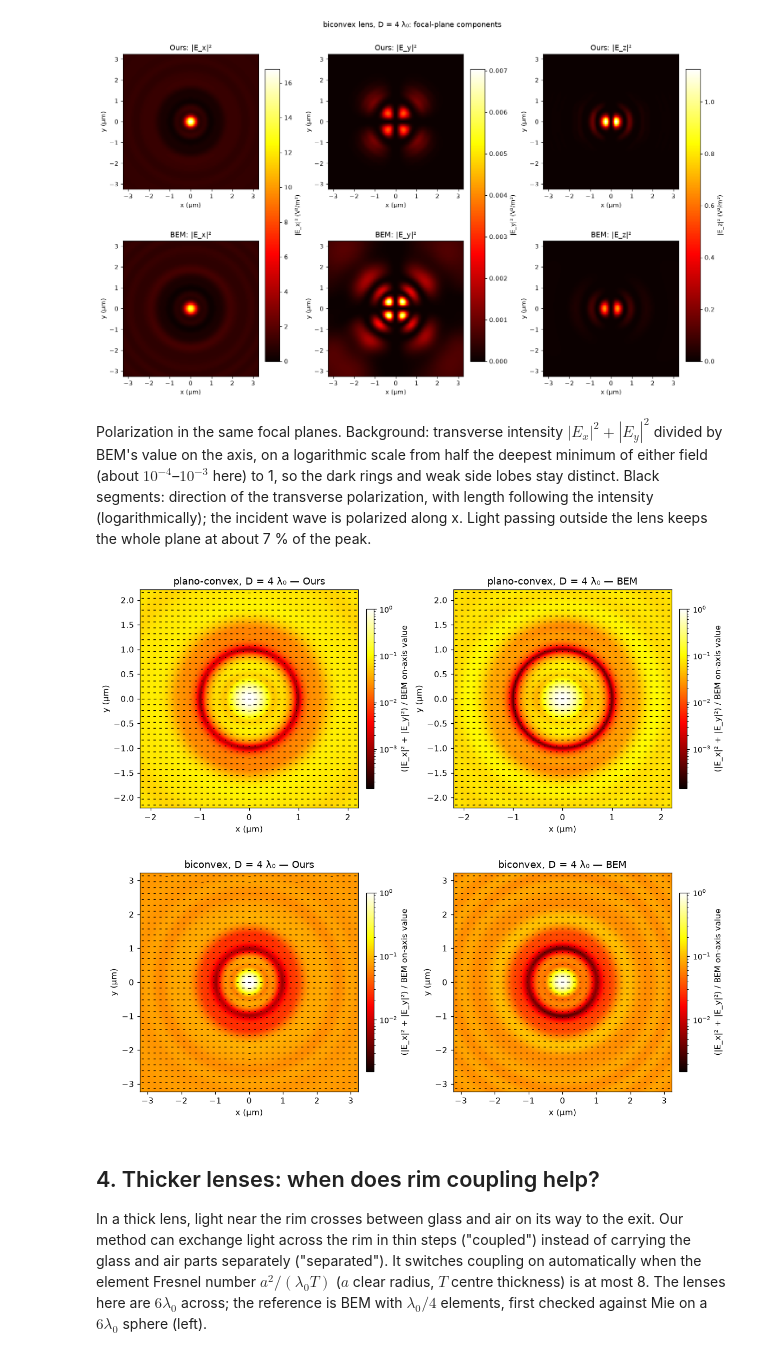
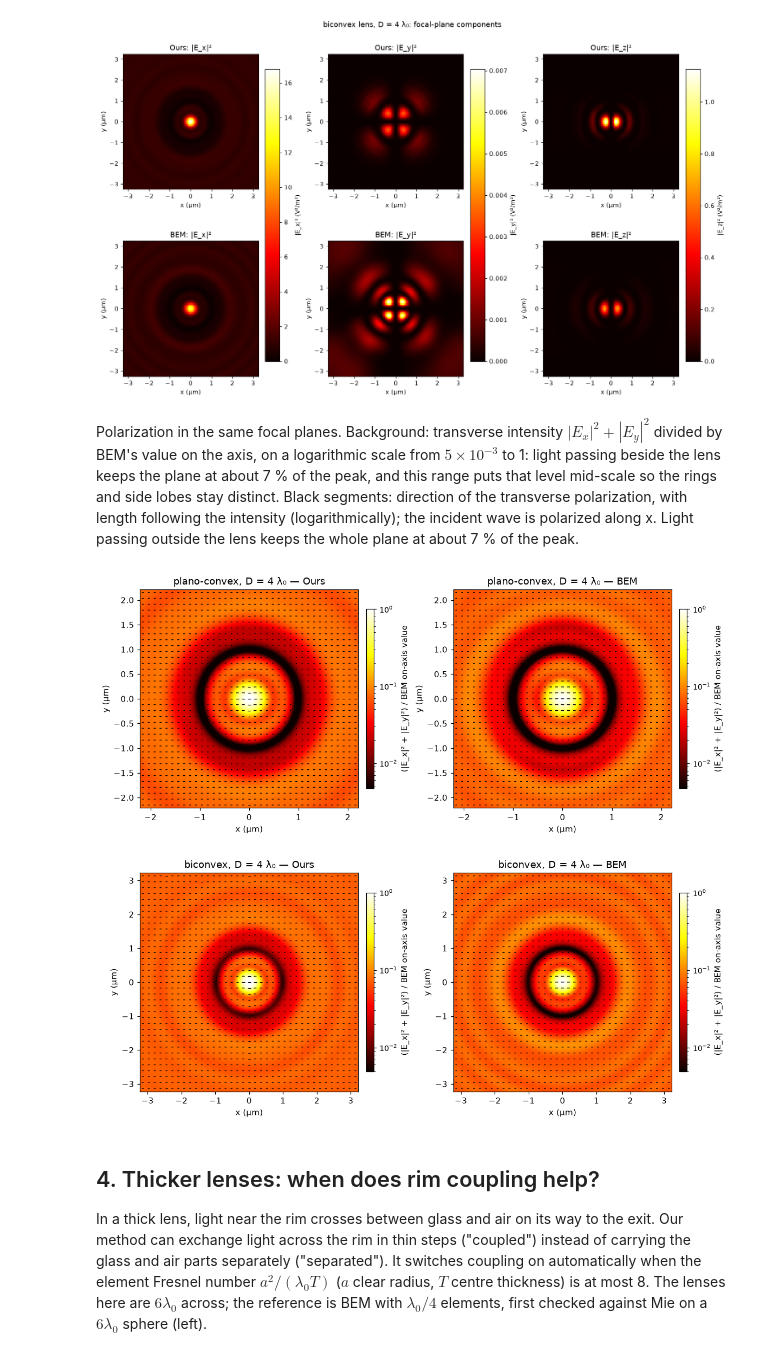
Before and after one commit to blancusjh/vecdiff, a Jupyter notebook: general/notebooks/06_full_wave_reference_validation.ipynb, the cells around one changed output. Cells and saved outputs as stored; diff of their text form; code cells hidden in the pictures.

```diff
--- a/general/notebooks/06_full_wave_reference_validation.ipynb
+++ b/general/notebooks/06_full_wave_reference_validation.ipynb
@@ -199,26 +199,26 @@ for shape in refs.SMALL_SHAPES:
 [figure]
 [figure]
 # %% [markdown]
-Polarization in the same focal planes. Background: transverse intensity $|E_x|^2+|E_y|^2$ divided by BEM's value on the axis, on a logarithmic scale from half the deepest minimum of either field (about $10^{-4}$–$10^{-3}$ here) to 1, so the dark rings and weak side lobes stay distinct. Black segments: direction of the transverse polarization, with length following the intensity (logarithmically); the incident wave is polarized along x. Light passing outside the lens keeps the whole plane at about 7 % of the peak.
+Polarization in the same focal planes. Background: transverse intensity $|E_x|^2+|E_y|^2$ divided by BEM's value on the axis, on a logarithmic scale from $5\times10^{-3}$ to 1: light passing beside the lens keeps the plane at about 7 % of the peak, and this range puts that level mid-scale so the rings and side lobes stay distinct. Black segments: direction of the transverse polarization, with length following the intensity (logarithmically); the incident wave is polarized along x. Light passing outside the lens keeps the whole plane at about 7 % of the peak.
 # %%
 fig, axes = plt.subplots(2, 2, figsize=(10.5, 9.5), layout="constrained")
 fine = refs.SMALL_BEM_DIVISORS[-1]
 for row, shape in zip(axes, refs.SMALL_SHAPES):
     d = lenses[(shape, 4.0)]
     grid = optics.CartesianGrid(d["fx"], d["fy"], optics.Frame([0, 0, float(d["focus"])]))
     bem = d[f"focal_{fine}"]
     centre = (len(d["fy"]) // 2, len(d["fx"]) // 2)
     on_axis = float(np.sum(abs(bem[centre][:2]) ** 2))
-    # One colour scale per lens: from half the deepest minimum of either field to BEM's on-axis value.
-    floor = 0.5 * min(np.sum(abs(E[..., :2]) ** 2, -1).min() for E in (bem, d["focal_ours"])) / on_axis
+    # One colour scale per lens: BEM's median intensity mid-scale (floor = median²).
+    floor = float(np.median(np.sum(abs(bem[..., :2]) ** 2, -1)) / on_axis) ** 2
     for ax, (label, E) in zip(row, (("Ours", d["focal_ours"]), ("BEM", bem))):
         plot_focal_polarization(
             optics.ElectricField(grid, WAVELENGTH, E), axis=ax, title=f"{shape}, D = 4 λ₀ — {label}",
             reference_intensity=on_axis, floor=floor, colorbar_label="(|E_x|² + |E_y|²) / BEM on-axis value",
         )
 plt.show()
 # %% [output]
-[figure, old version]
+[figure, new version]
 # %% [markdown]
 ## 4. Thicker lenses: when does rim coupling help?
 
```
Also changed, not shown: parts of 2 cells of this notebook, 4 other files.
